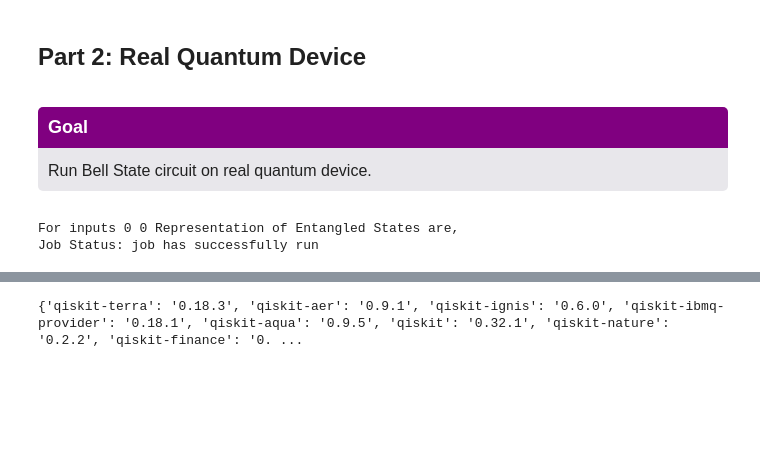
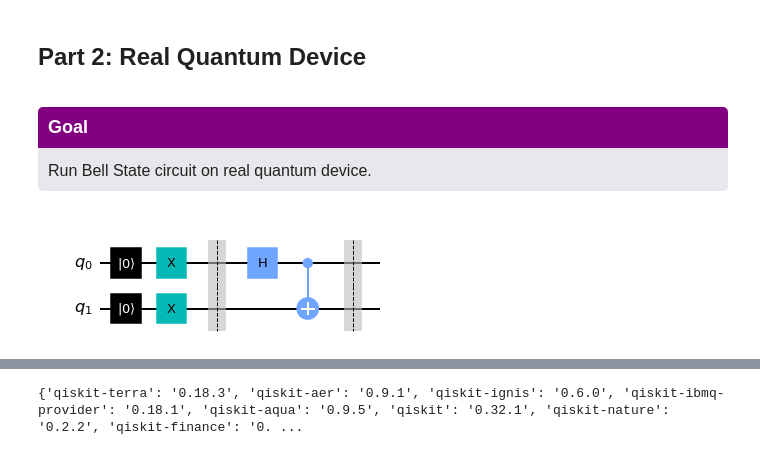
Before and after one commit to ManjulaGandhi/Qiskit-Lab-Manual, a Jupyter notebook: Lab03_Bell_States.ipynb, the cells around one changed output, grey strips where cells are left out. Drawn from its saved outputs; the diff is of its cells as text; code cells hidden in the pictures; blank space fills up the shorter version.

```diff
--- a/Lab03_Bell_States.ipynb
+++ b/Lab03_Bell_States.ipynb
@@ -157,27 +159,8 @@ def createBSRealDevice(inp1, inp2):
 # %%
 inp1 = 0
 inp2 = 0
 
-
 # Draw the quantum circuit
-#display(qc.draw())
-
-print('For inputs',inp1,inp2,'Representation of Entangled States are,')
-
-#first results
-qc, first_result = createBSRealDevice(inp1, inp2)
-first_counts = first_result.get_counts(qc)
-
-#second results
-qc, second_result = createBSRealDevice(inp1, inp2)
-second_counts = second_result.get_counts(qc)
-
-
-# Plot results on histogram with legend
-legend = ['First execution', 'Second execution']
-plot_histogram([first_counts, second_counts], legend=legend)
-
-print('\n')
+display(qc.draw())
 # %% [output]
-For inputs 0 0 Representation of Entangled States are,
-Job Status: job has successfully run
+[figure, added]
```
Also changed, not shown: parts of 6 cells of this notebook.
